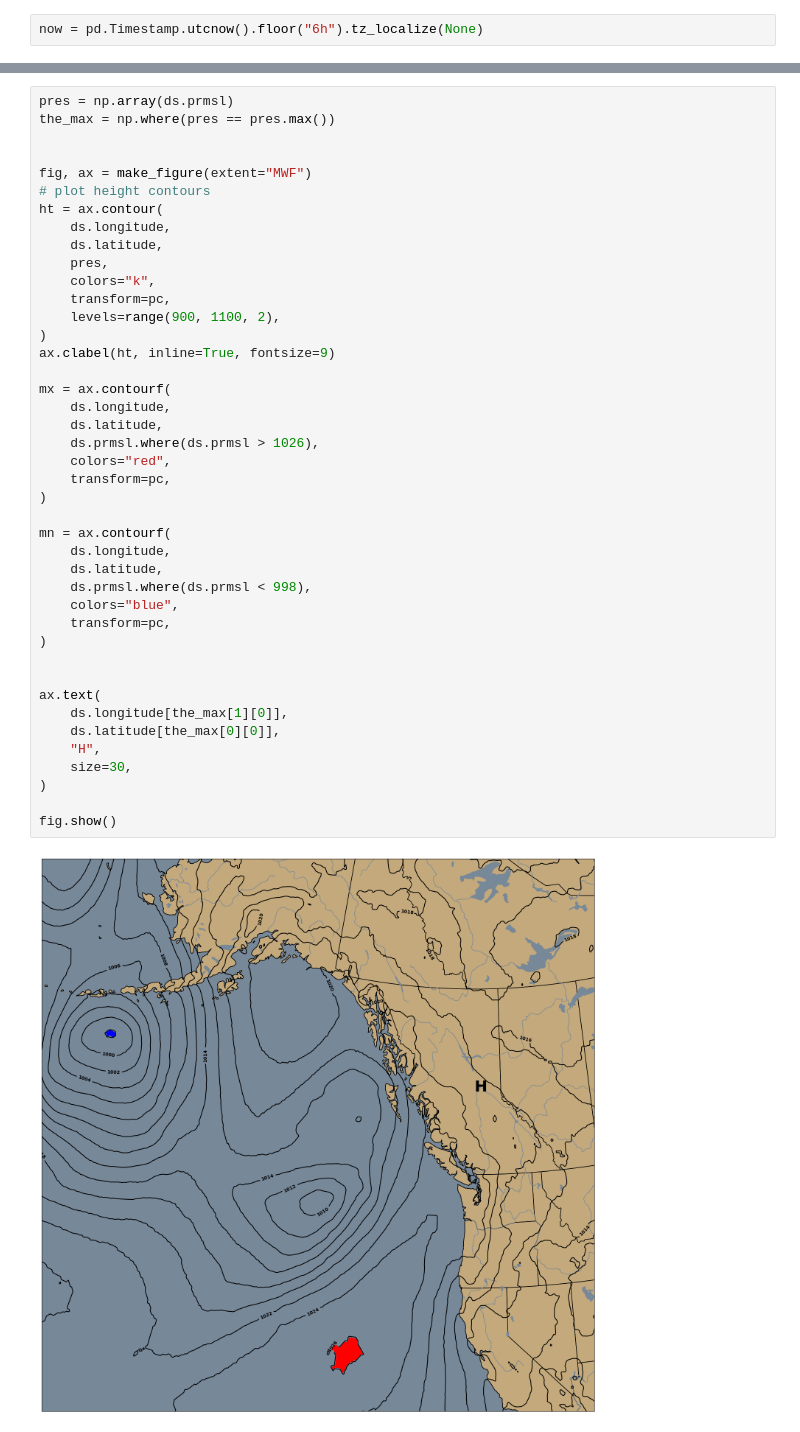
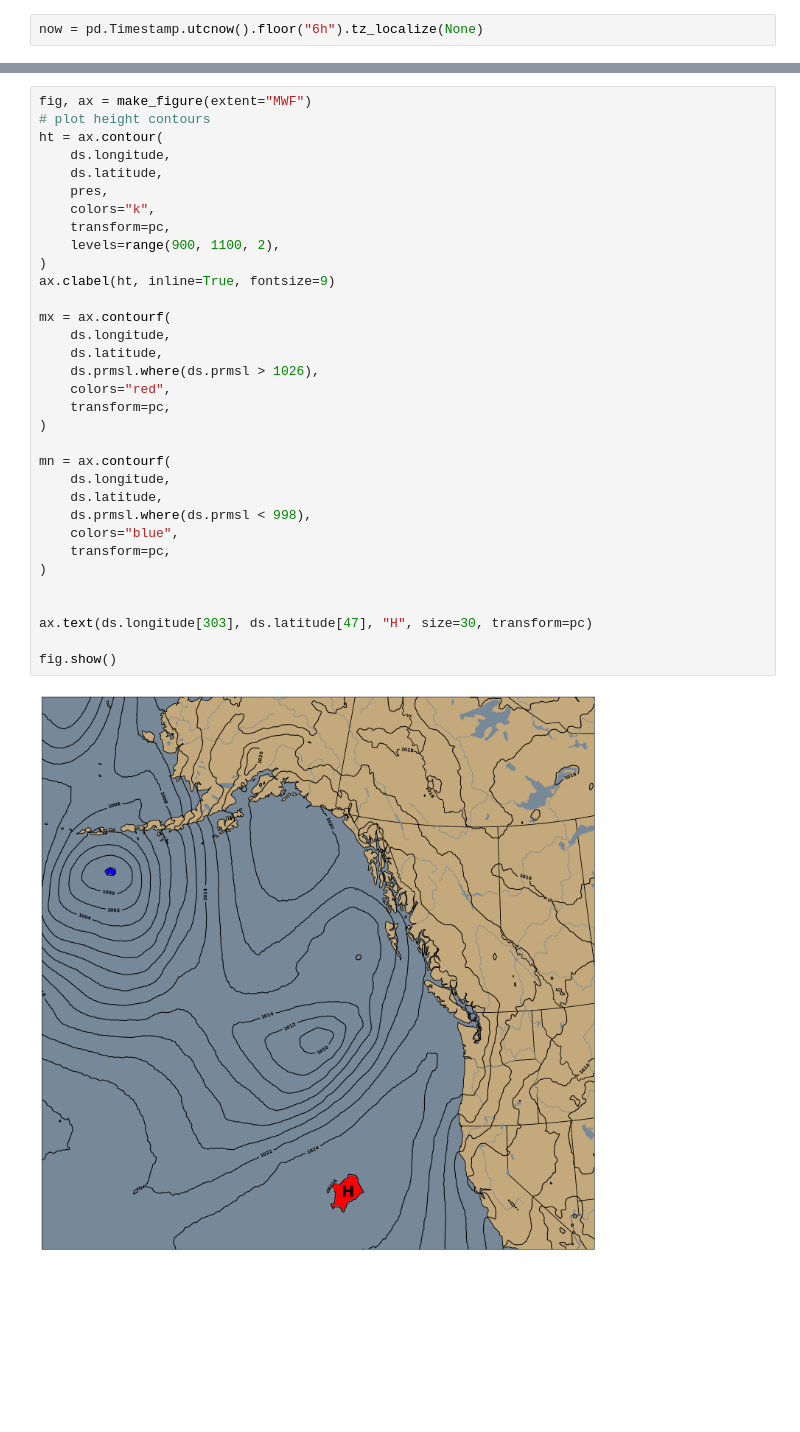
Before and after one commit to AndrewLoeppky/BMFW, a Jupyter notebook: code/pressure.ipynb, the cells around one changed output, grey strips where cells are left out. Drawn from its saved outputs; the diff is of its cells as text; blank space fills up the shorter version.

```diff
--- a/code/pressure.ipynb
+++ b/code/pressure.ipynb
@@ -74,44 +117,35 @@ TypeError: Input z must be 2D, not 1D
 # %%
-pres = np.array(ds.prmsl)
-the_max = np.where(pres == pres.max())
-
-
 fig, ax = make_figure(extent="MWF")
 # plot height contours
 ht = ax.contour(
     ds.longitude,
     ds.latitude,
     pres,
     colors="k",
     transform=pc,
     levels=range(900, 1100, 2),
 )
 ax.clabel(ht, inline=True, fontsize=9)
 
 mx = ax.contourf(
     ds.longitude,
     ds.latitude,
     ds.prmsl.where(ds.prmsl > 1026),
     colors="red",
     transform=pc,
 )
 
 mn = ax.contourf(
     ds.longitude,
     ds.latitude,
     ds.prmsl.where(ds.prmsl < 998),
     colors="blue",
     transform=pc,
 )
 
 
-ax.text(
-    ds.longitude[the_max[1][0]],
-    ds.latitude[the_max[0][0]],
-    "H",
-    size=30,
-)
+ax.text(ds.longitude[303], ds.latitude[47], "H", size=30, transform=pc)
 
 fig.show()
 # %% [output]
-[figure, old version]
+[figure, new version]
```
Also changed, not shown: parts of 7 cells of this notebook, 2 other files.
